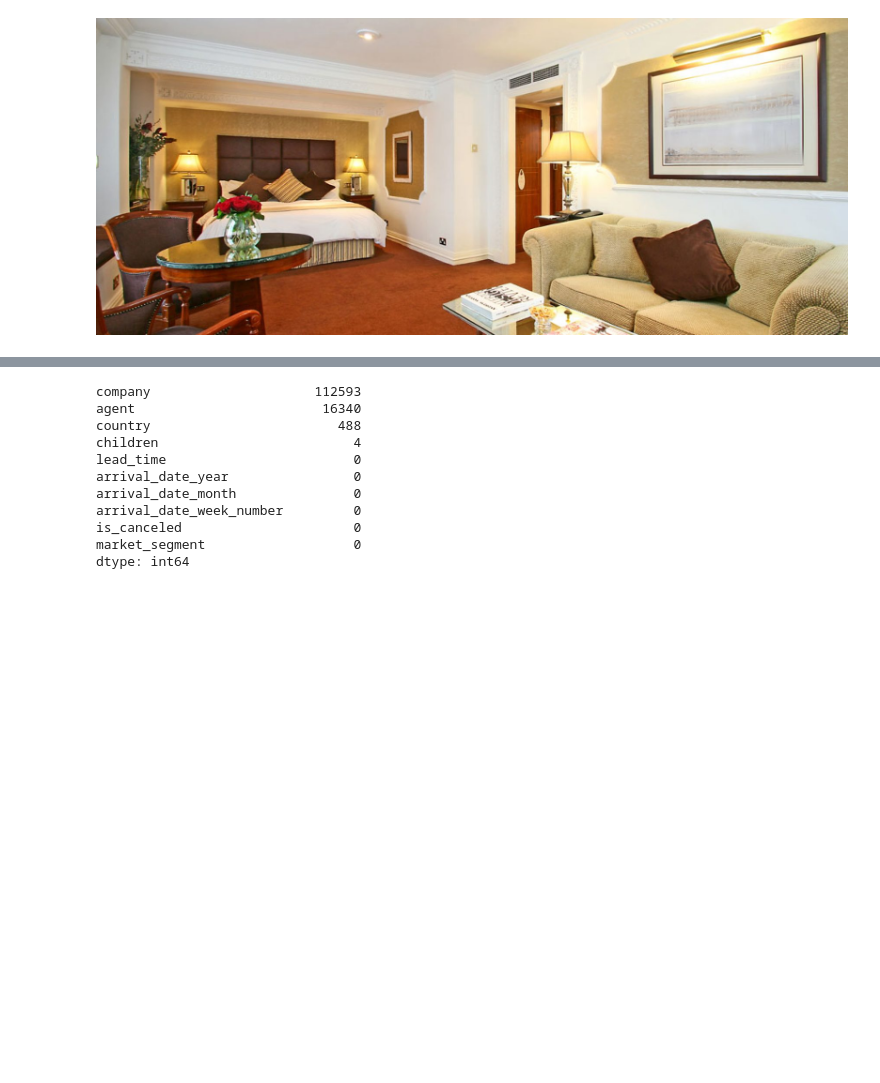
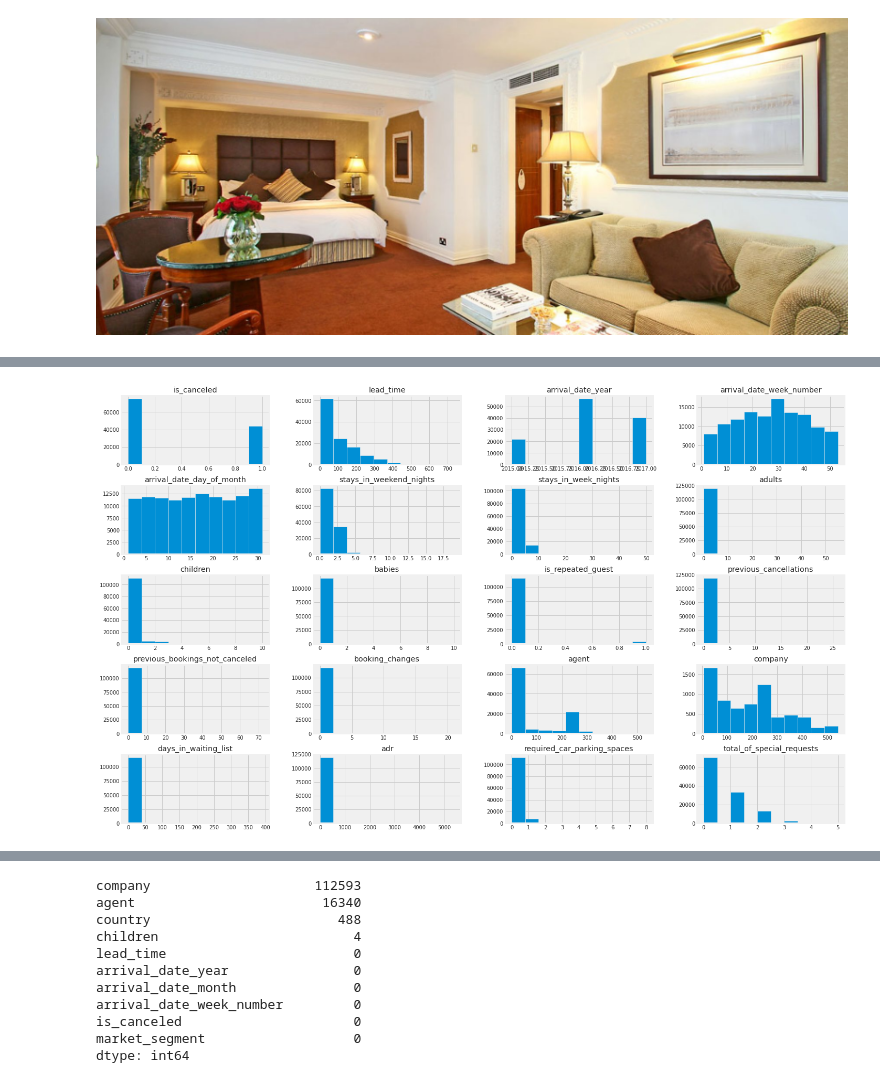
Before and after one commit to chandusayhi/Hotel-Booking-Analysis, a Jupyter notebook: Hotel_Booking_Analysis_Capstone_Project.ipynb, the cells around one changed output, grey strips where cells are left out. Cells and saved outputs as stored; diff of their text form; code cells hidden in the pictures; blank space fills up the shorter version.

```diff
--- a/Hotel_Booking_Analysis_Capstone_Project.ipynb
+++ b/Hotel_Booking_Analysis_Capstone_Project.ipynb
@@ -178,0 +242,6 @@ df.isnull()
+# %%
+#Histogram Representation of Numerical Features
+data.hist(figsize=(22,15))
+plt.show()
+# %% [output]
+[figure, added]
```
Also changed, not shown: parts of 78 cells of this notebook.
